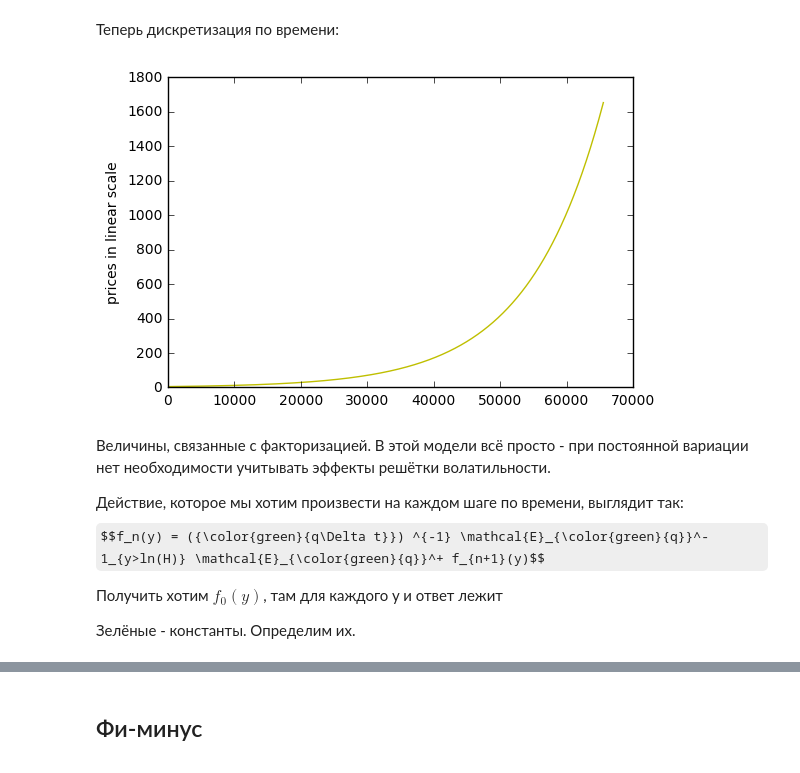
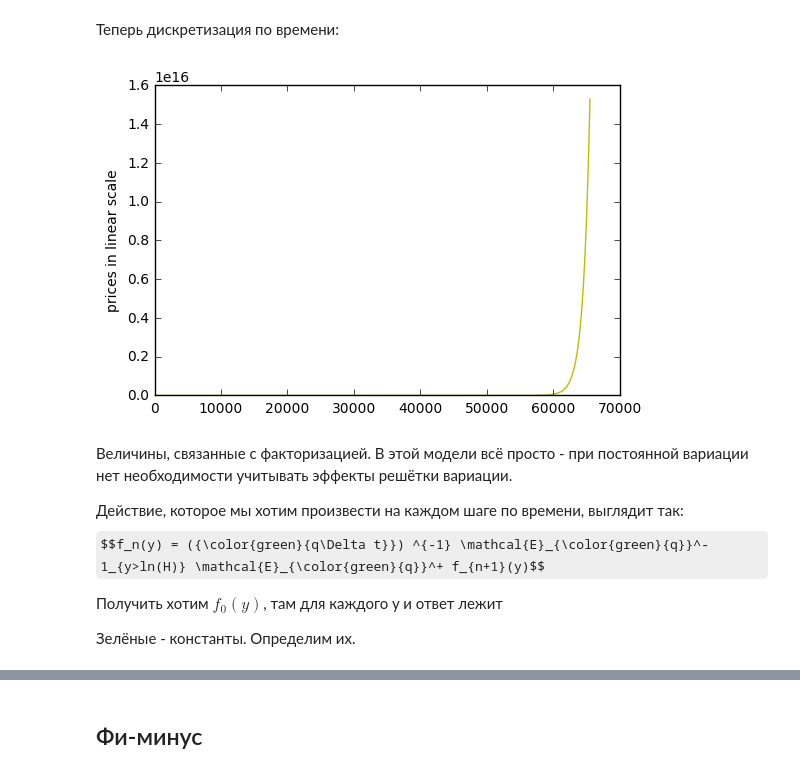
Before and after one commit to inwise/wh-barrier-python, a Jupyter notebook: BS, new mex factorization formulae.ipynb, the cells around one changed output, grey strips where cells are left out. Saved outputs shown, nothing was run; the diff lists cells and outputs as text; code cells hidden in the pictures; some formulas as TeX source.

```diff
--- a/BS, new mex factorization formulae.ipynb
+++ b/BS, new mex factorization formulae.ipynb
@@ -59,0 +51,30 @@ plt.show()
+# %%
+M = 2**16
+
+# потому что dy нужно править много где, пока запомним, что dy = dx
+dx = 0.001
+
+x_space = np.linspace( -M*dx/2, M*dx/2, num = M, endpoint = False)
+u_space = np.linspace(-pi/dx, pi/dx, num = M, endpoint = False)
+du = u_space[1] - u_space[0]
+
+print("В вычислениях будет использовано всего", M, "точек")
+print("du = ", du)
+print("Частота меняется от ", -pi/dx, "до", pi/dx)
+
+print("dx = ", dx)
+print("Пространственная переменная меняется от ", x_space[0], "до", x_space[M-1])
+
+print("Отношение длин диапазонов пространство/частота:", (x_space[M-1] -  x_space[0])/(2*pi/dx))
+print("Отношение длин диапазонов частота/пространство:", (2*pi/dx)/(x_space[M-1] -  x_space[0]))
+
+L = 1  # scaling coefficient
+y_min = L * log(0.5)
+y_max = L * log(2.0)
+
+K = log(K_original/H_original)
+H = log(H_original/H_original)
+y_space = x_space # prices array
+
+print('L =', L)
+print("Диапазон пространства в лог. шкале в терминах L был бы от ", y_min, 'до', y_max)
@@ -62,16 +98,16 @@ plt.show()
 # %%
 original_prices_array = H_original * exp(y_space)
 # time discretization
-N = 200  # number_of_time_steps
+N = 20  # number_of_time_steps
 delta_t = T/N
 
 plt.plot(original_prices_array, color = 'y')
 plt.ylabel('prices in linear scale')
 plt.show()
 # %% [output]
-[figure, old version]
+[figure, new version]
 # %% [markdown]
-Величины, связанные с факторизацией. В этой модели всё просто - при постоянной вариации нет необходимости учитывать эффекты решётки волатильности.
+Величины, связанные с факторизацией. В этой модели всё просто - при постоянной вариации нет необходимости учитывать эффекты решётки вариации.
 
 Действие, которое мы хотим произвести на каждом шаге по времени, выглядит так:
 $$f_n(y) = ({\color{green}{q\Delta t}}) ^{-1} \mathcal{E}_{\color{green}{q}}^- 1_{y>ln(H)} \mathcal{E}_{\color{green}{q}}^+ f_{n+1}(y)$$
```
Also changed, not shown: parts of 31 cells of this notebook, 11 other files.
